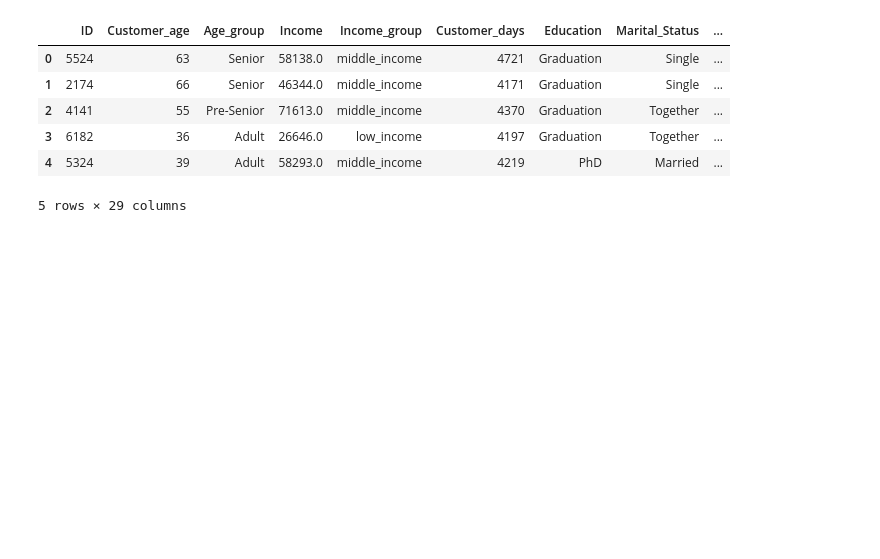
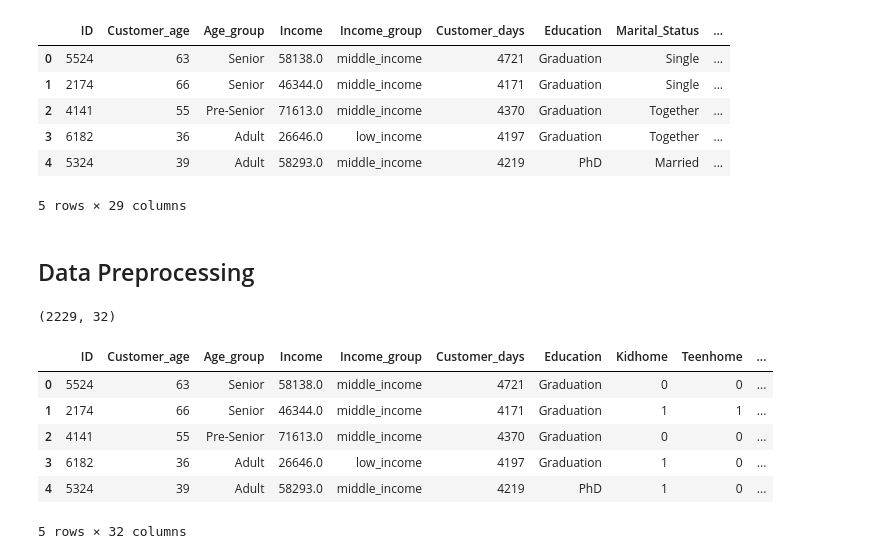
Before and after one commit to Morris-mk/IFood_Marketing-data-Analysis-segmentation-and-classification, a Jupyter notebook: classification_model.ipynb, the cells around one changed output. Saved outputs shown, nothing was run; the diff lists cells and outputs as text; code cells hidden in the pictures; blank space fills up the shorter version.

```diff
--- a/classification_model.ipynb
+++ b/classification_model.ipynb
@@ -22,3 +22,18 @@ df.head()
 | 3 | 6182 | 36 | Adult | 26646.0 | low_income | 4197 | Graduation | Together | ... |
 | 4 | 5324 | 39 | Adult | 58293.0 | middle_income | 4219 | PhD | Married | ... |
 5 rows × 29 columns
+# %% [markdown]
+## Data Preprocessing
+# %%
+df = pd.get_dummies(df, columns=['Marital_Status'], drop_first=True, dtype=int)
+print(df.shape)
+df.head()
+# %% [output]
+(2229, 32)
+|  | ID | Customer_age | Age_group | Income | Income_group | Customer_days | Education | Kidhome | Teenhome | ... |
+| 0 | 5524 | 63 | Senior | 58138.0 | middle_income | 4721 | Graduation | 0 | 0 | ... |
+| 1 | 2174 | 66 | Senior | 46344.0 | middle_income | 4171 | Graduation | 1 | 1 | ... |
+| 2 | 4141 | 55 | Pre-Senior | 71613.0 | middle_income | 4370 | Graduation | 0 | 0 | ... |
+| 3 | 6182 | 36 | Adult | 26646.0 | low_income | 4197 | Graduation | 1 | 0 | ... |
+| 4 | 5324 | 39 | Adult | 58293.0 | middle_income | 4219 | PhD | 1 | 0 | ... |
+5 rows × 32 columns
```
Also changed, not shown: parts of 13 cells of this notebook, 1 other file.
